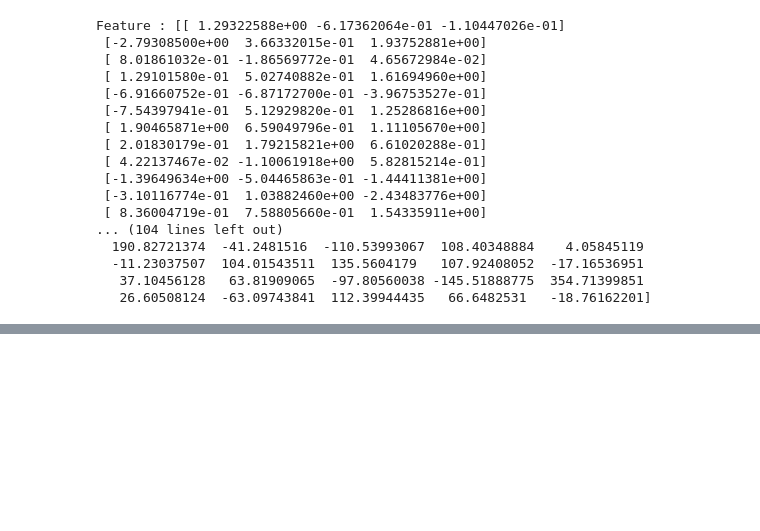
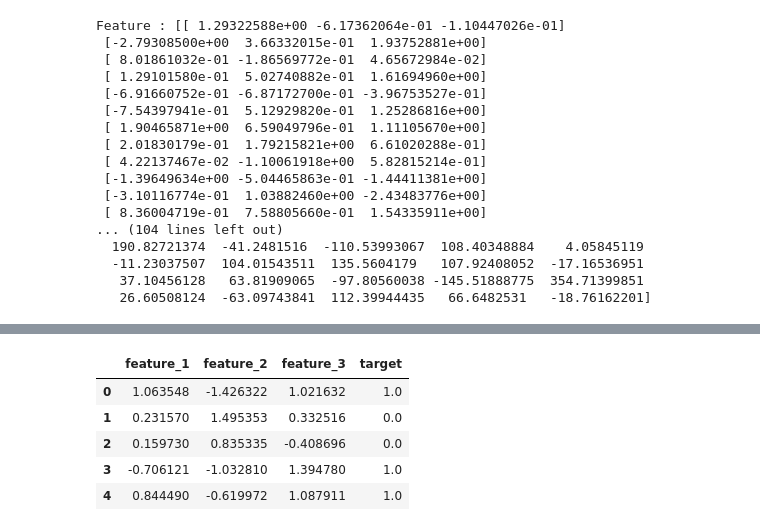
Before and after one commit to R4j4n/Semester2, a Jupyter notebook: 2203/lecture1/lecture1.ipynb, the cells around one changed output, grey strips where cells are left out. Saved outputs shown, nothing was run; the diff lists cells and outputs as text; code cells hidden in the pictures; blank space fills up the shorter version.

```diff
--- a/2203/lecture1/lecture1.ipynb
+++ b/2203/lecture1/lecture1.ipynb
@@ -197,0 +252,15 @@ Feature : [[ 1.29322588e+00 -6.17362064e-01 -1.10447026e-01]
+# %%
+import numpy as np
+
+stacked = np.column_stack((features, target))
+
+df2 = pd.DataFrame(stacked, columns=['feature_1',"feature_2","feature_3","target"])
+
+df2.head()
+# %% [output]
+|  | feature_1 | feature_2 | feature_3 | target |
+| 0 | 1.063548 | -1.426322 | 1.021632 | 1.0 |
+| 1 | 0.231570 | 1.495353 | 0.332516 | 0.0 |
+| 2 | 0.159730 | 0.835335 | -0.408696 | 0.0 |
+| 3 | -0.706121 | -1.032810 | 1.394780 | 1.0 |
+| 4 | 0.844490 | -0.619972 | 1.087911 | 1.0 |
```
Also changed, not shown: parts of 10 cells of this notebook, 6 other files.
